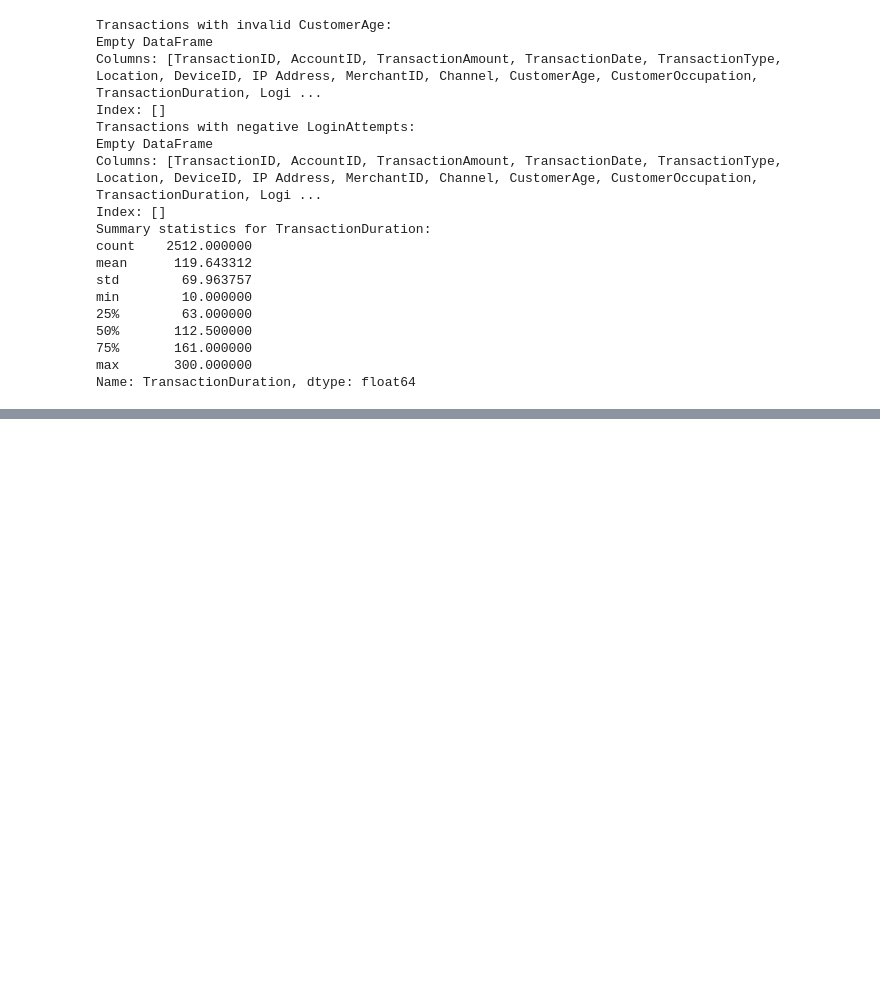
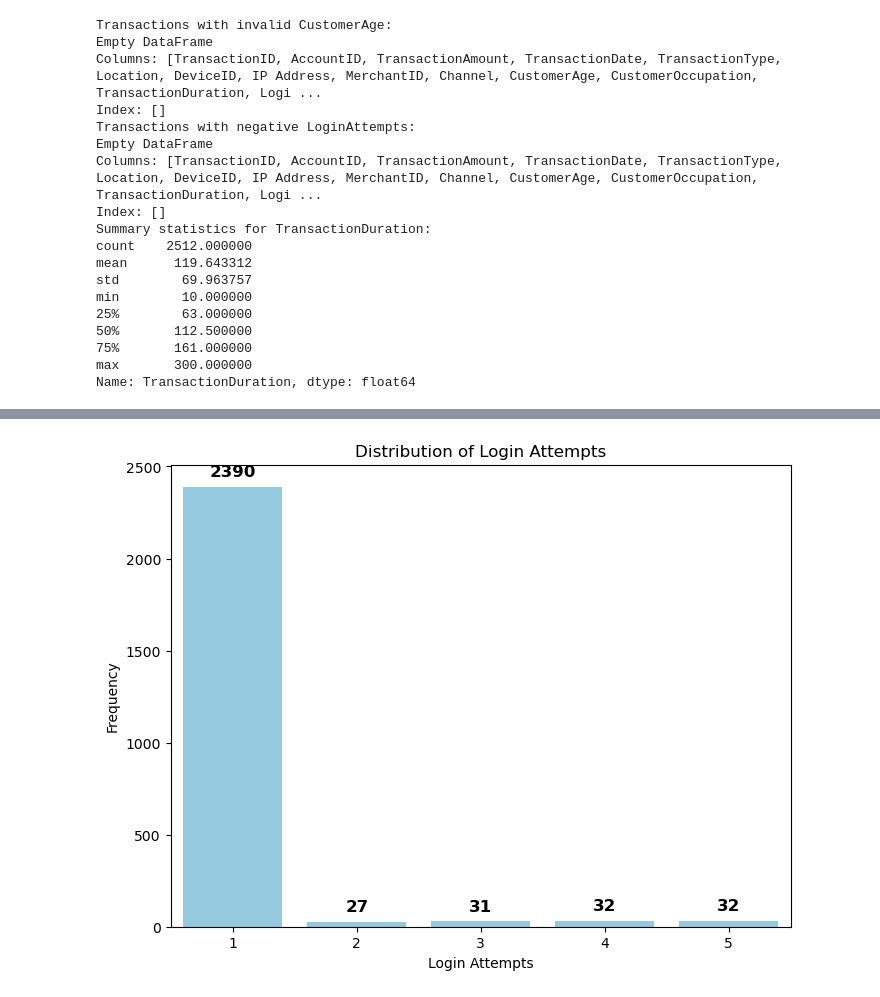
Before and after one commit to kealankuar/bank-fraud-anomaly-detection, a Jupyter notebook: notebooks/EDA.ipynb, the cells around one changed output, grey strips where cells are left out. Saved outputs shown, nothing was run; the diff lists cells and outputs as text; code cells hidden in the pictures; blank space fills up the shorter version.

```diff
--- a/notebooks/EDA.ipynb
+++ b/notebooks/EDA.ipynb
@@ -124,0 +184,28 @@ Name: TransactionDuration, dtype: float64
+# %%
+import matplotlib.pyplot as plt
+import seaborn as sns
+
+plt.figure(figsize=(8, 6))
+ax = sns.countplot(x=data['LoginAttempts'], color='skyblue')
+plt.title("Distribution of Login Attempts")
+plt.xlabel("Login Attempts")
+plt.ylabel("Frequency")
+
+# Annotate each bar with the count above the bar
+for p in ax.patches:
+    count = p.get_height()
+    x = p.get_x() + p.get_width() / 2
+    y = p.get_height()
+    ax.annotate(f'{int(count)}',
+                (x, y),
+                ha='center',
+                va='bottom',
+                fontsize=12,
+                fontweight='bold',
+                color='black',
+                xytext=(0, 5),
+                textcoords='offset points')
+
+plt.show()
+# %% [output]
+[figure, added]
```
Also changed, not shown: parts of 4 cells of this notebook.
